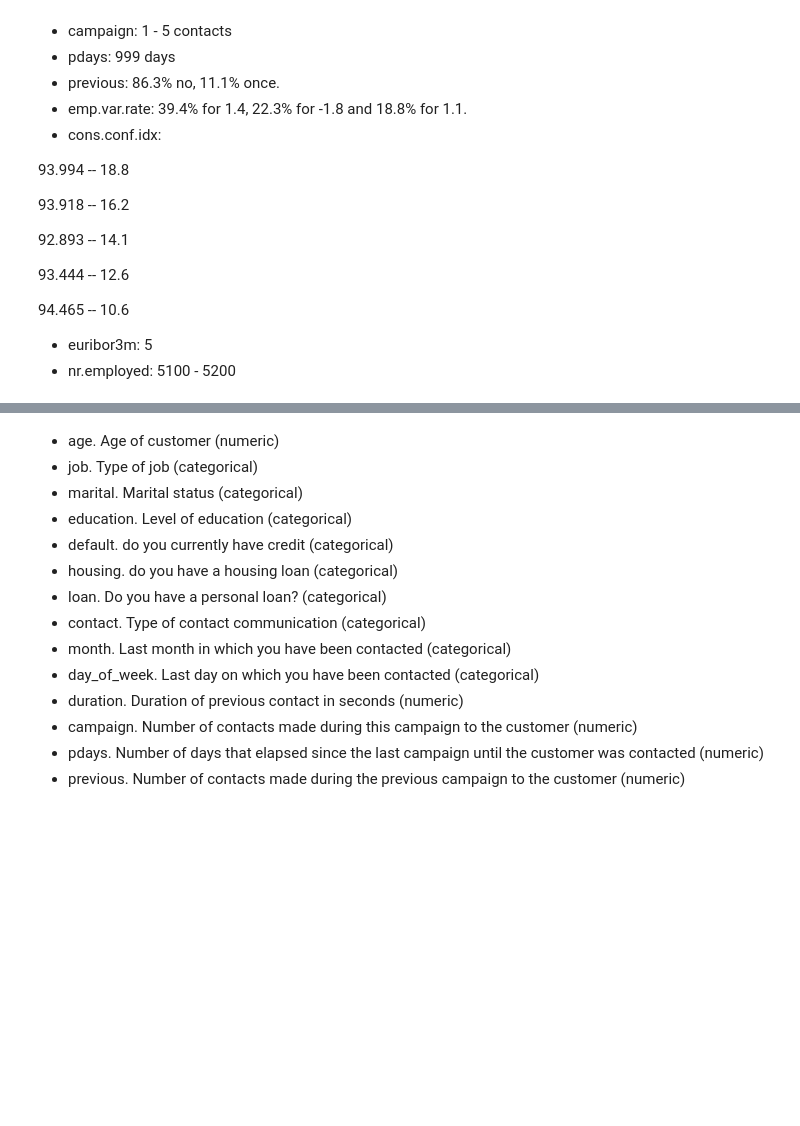
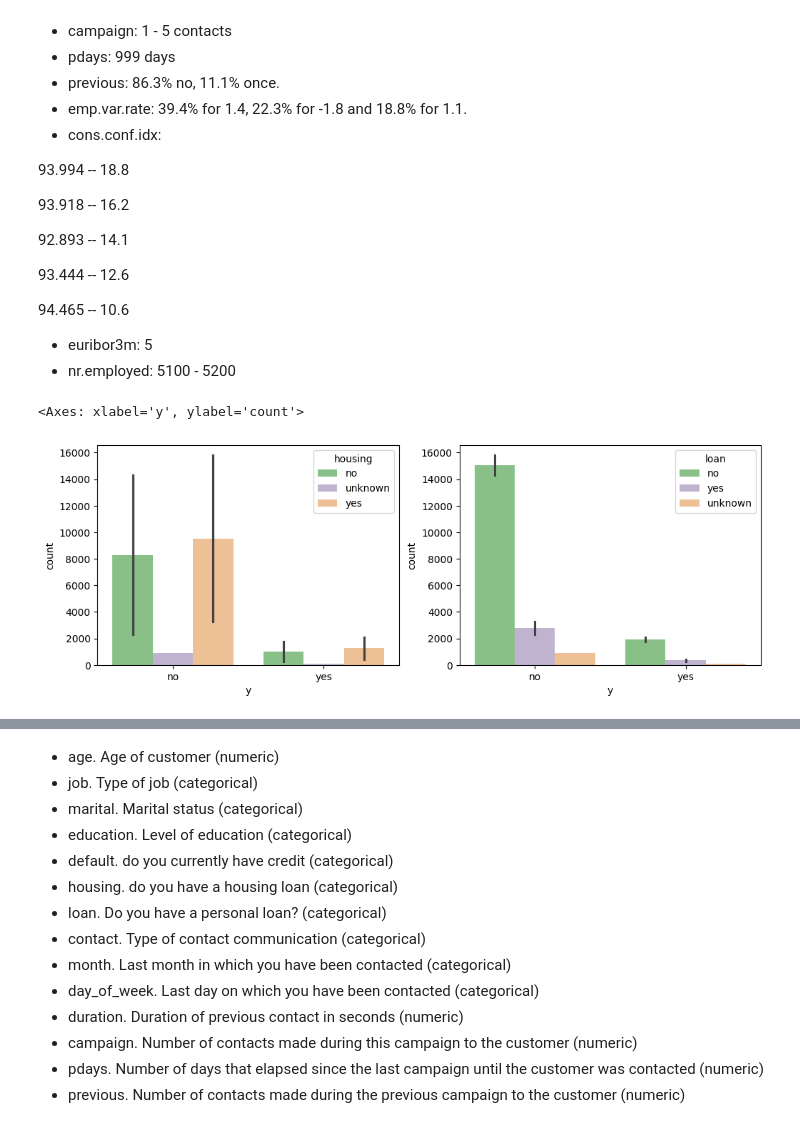
Before and after one commit to 4GeeksAcademy/machine-learning-regresion-logistica-Juli-MM, a Jupyter notebook: src/explore.ipynb, the cells around one changed output, grey strips where cells are left out. Cells and saved outputs as stored; diff of their text form; code cells hidden in the pictures; blank space fills up the shorter version.

```diff
--- a/src/explore.ipynb
+++ b/src/explore.ipynb
@@ -202,0 +212,3 @@ First Conclusions:
+# %%
+total_data.drop(["poutcome", "day_of_week", "education"], axis = 1, inplace = True)
+total_data.head()
@@ -287,3 +306,16 @@ Conclusions for numeric analysis:
 94.465  --  10.6
 - euribor3m: 5
 - nr.employed: 5100 - 5200
+# %%
+# Multivariate Analysis
+# Categorical-Categorical Analysis: we will compare some of the categorical variables with our target variable: y
+# Selected Categorical variables: ['job', 'marital', 'default', 'housing', 'loan', 'month', 'y']
+
+agg_total_data = total_data.groupby(['y', 'housing', 'loan']).size().reset_index(name='count')
+
+fig, axes = plt.subplots(1, 2, figsize=(12, 4))
+sns.barplot(x='y', y='count', hue='housing', data=agg_total_data, palette='Accent',ax=axes[0],)
+sns.barplot(x='y', y='count', hue='loan', data=agg_total_data, palette='Accent',ax=axes[1])
+# %% [output]
+<Axes: xlabel='y', ylabel='count'>
+[figure, added]
```
Also changed, not shown: parts of 7 cells of this notebook.
